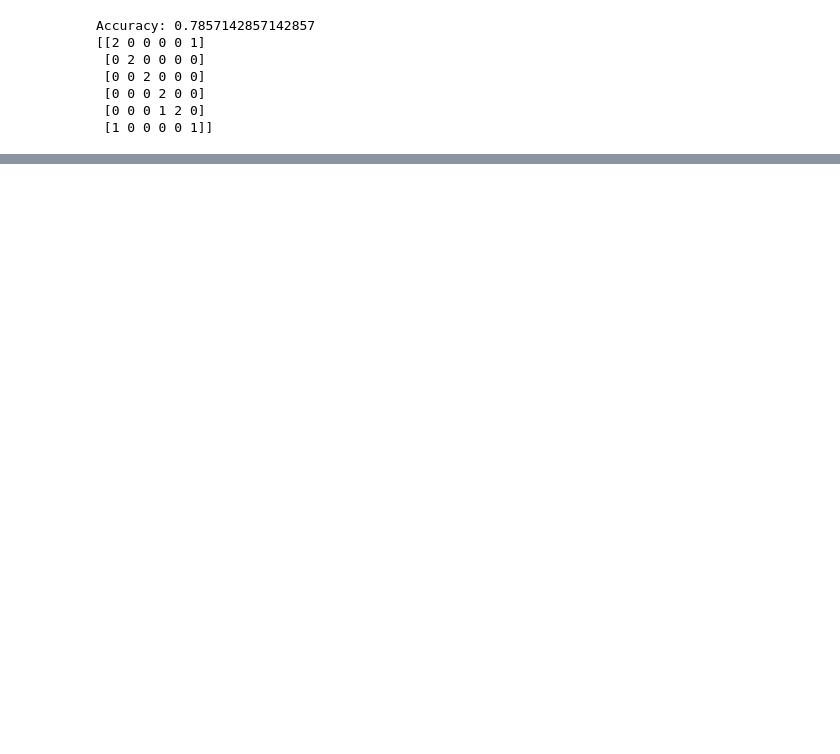
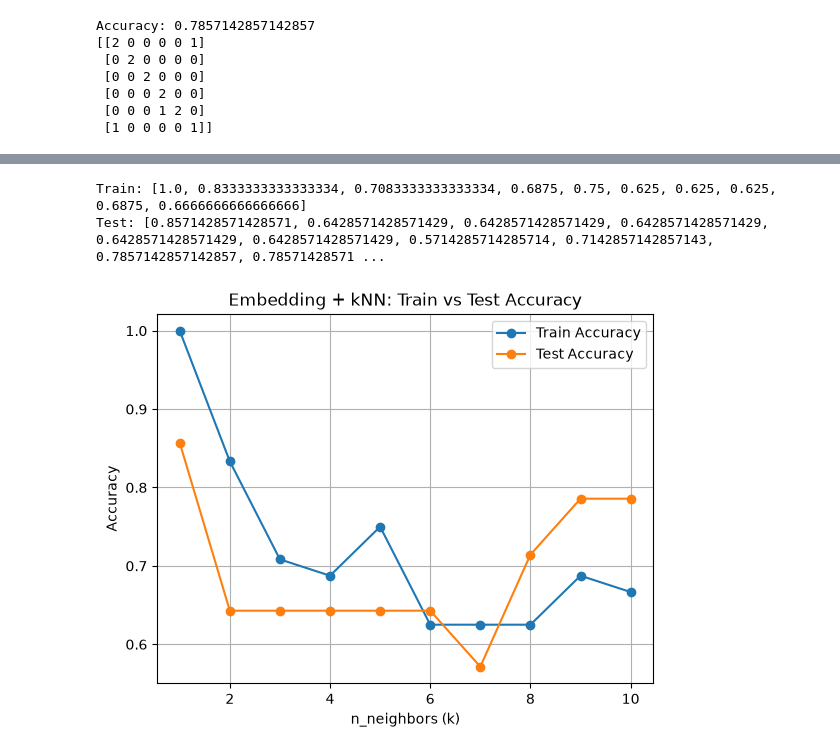
Before and after one commit to LeylAIeva/1doorNvoices, a Jupyter notebook: notebooks/embeddings.ipynb, the cells around one changed output, grey strips where cells are left out. Saved outputs shown, nothing was run; the diff lists cells and outputs as text; code cells hidden in the pictures; blank space fills up the shorter version.

Commit message:
embeddings + kNN experiment across k=1-10, accuracy plateaus around 21-36 percent, centroid classifier (78.57%) remains stronger - dropping kNN for embeddings

```diff
--- a/notebooks/embeddings.ipynb
+++ b/notebooks/embeddings.ipynb
@@ -107,0 +114,14 @@ Accuracy: 0.7857142857142857
+# %%
+from sklearn.preprocessing import StandardScaler
+from sklearn.neighbors import KNeighborsClassifier
+
+scaler_emb = StandardScaler()
+X_train_emb_scaled = scaler_emb.fit_transform(X_train_emb)
+X_test_emb_scaled = scaler_emb.transform(X_test_emb)
+
+model_emb = KNeighborsClassifier(n_neighbors=6)
+model_emb.fit(X_train_emb_scaled, y_train_emb)
+y_pred_emb = model_emb.predict(X_test_emb_scaled)
+
+print("Accuracy:", accuracy_score(y_test_emb, y_pred_emb))
+print(confusion_matrix(y_test_emb, y_pred_emb, labels=sorted(set(y_test_emb))))
@@ -107,0 +136,35 @@ Accuracy: 0.7857142857142857
+# %%
+train_accuracies_emb = []
+test_accuracies_emb = []
+k_values = range(1, 11)
+
+for k in k_values:
+    model_k = KNeighborsClassifier(n_neighbors=k)
+    model_k.fit(X_train_emb_scaled, y_train_emb)
+
+    y_train_pred = model_k.predict(X_train_emb_scaled)
+    train_acc = accuracy_score(y_train_emb, y_train_pred)
+    train_accuracies_emb.append(train_acc)
+
+    y_test_pred = model_k.predict(X_test_emb_scaled)
+    test_acc = accuracy_score(y_test_emb, y_test_pred)
+    test_accuracies_emb.append(test_acc)
+
+print("Train:", train_accuracies_emb)
+print("Test:", test_accuracies_emb)
+# %% [output]
+Train: [1.0, 0.8333333333333334, 0.7083333333333334, 0.6875, 0.75, 0.625, 0.625, 0.625, 0.6875, 0.6666666666666666]
+Test: [0.8571428571428571, 0.6428571428571429, 0.6428571428571429, 0.6428571428571429, 0.6428571428571429, 0.6428571428571429, 0.5714285714285714, 0.7142857142857143, 0.7857142857142857, 0.78571428571 ...
+# %%
+import matplotlib.pyplot as plt
+
+plt.plot(k_values, train_accuracies_emb, marker='o', label='Train Accuracy')
+plt.plot(k_values, test_accuracies_emb, marker='o', label='Test Accuracy')
+plt.xlabel("n_neighbors (k)")
+plt.ylabel("Accuracy")
+plt.title("Embedding + kNN: Train vs Test Accuracy")
+plt.legend()
+plt.grid(True)
+plt.show()
+# %% [output]
+[figure, added]
```
Also changed, not shown: parts of 3 cells of this notebook.
